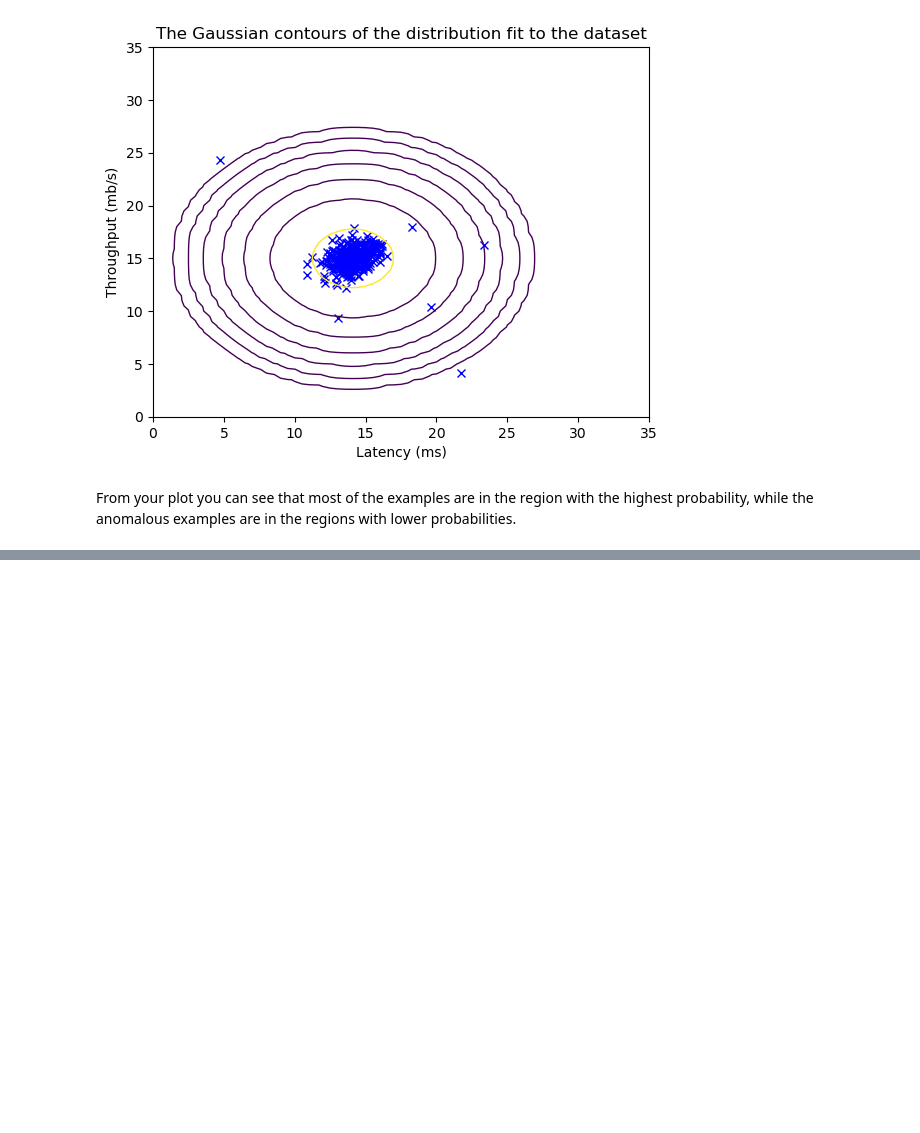
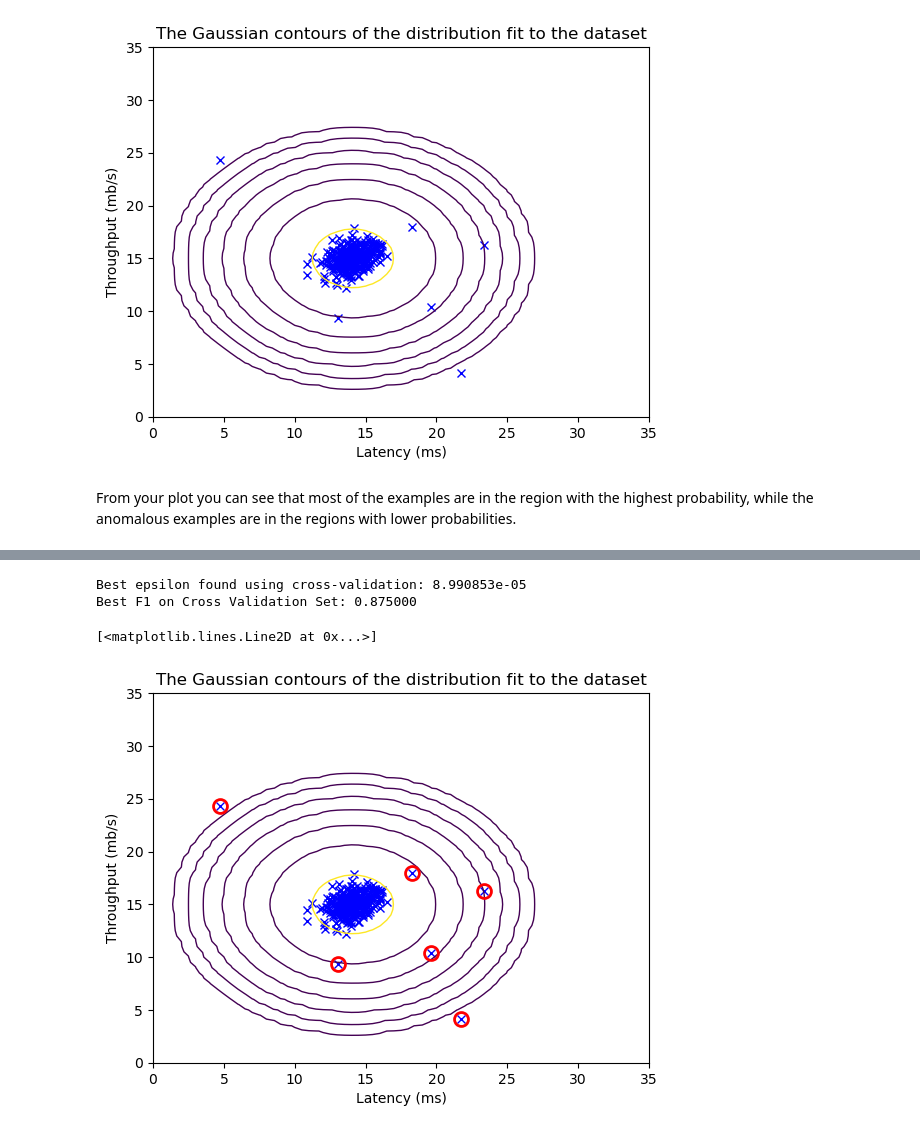
Before and after one commit to ibrar-ul-hassan/Machine-Learning-Projects, a Jupyter notebook: Anomaly_Detection/ Monitor computer servers to identify potentially failing (anomalous) servers..ipynb, the cells around one changed output, grey strips where cells are left out. Cells and saved outputs as stored; diff of their text form; code cells hidden in the pictures; blank space fills up the shorter version.

```diff
--- a/Anomaly_Detection/ Monitor computer servers to identify potentially failing (anomalous) servers..ipynb
+++ b/Anomaly_Detection/ Monitor computer servers to identify potentially failing (anomalous) servers..ipynb
@@ -178,0 +252,22 @@ From your plot you can see that most of the examples are in the region with the
+# %%
+p_val = multivariate_gaussian(X_val, mu, var)
+epsilon, F1 = select_threshold(y_val, p_val)
+
+print('Best epsilon found using cross-validation: %e' % epsilon)
+print('Best F1 on Cross Validation Set: %f' % F1)
+# %% [output]
+Best epsilon found using cross-validation: 8.990853e-05
+Best F1 on Cross Validation Set: 0.875000
+# %%
+# Find the outliers in the training set
+outliers = p < epsilon
+
+# Visualize the fit
+visualize_fit(X_train, mu, var)
+
+# Draw a red circle around those outliers
+plt.plot(X_train[outliers, 0], X_train[outliers, 1], 'ro',
+         markersize= 10,markerfacecolor='none', markeredgewidth=2)
+# %% [output]
+[<matplotlib.lines.Line2D at 0x...>]
+[figure, added]
```
Also changed, not shown: parts of 6 cells of this notebook.
